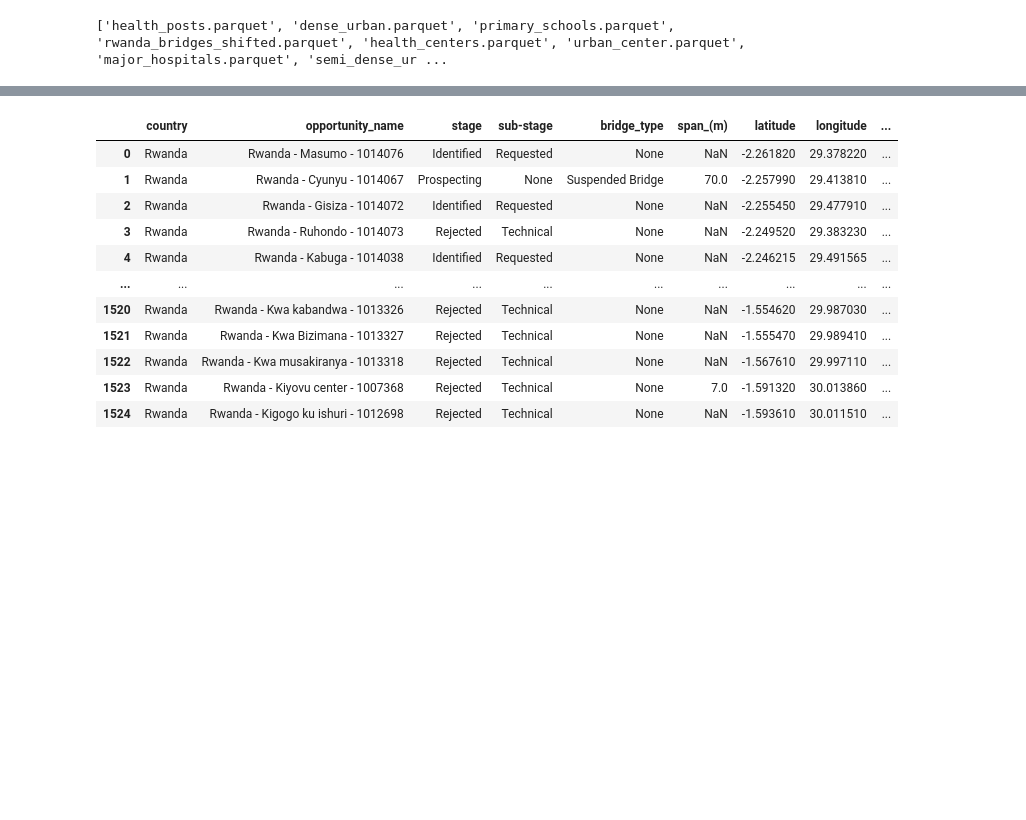
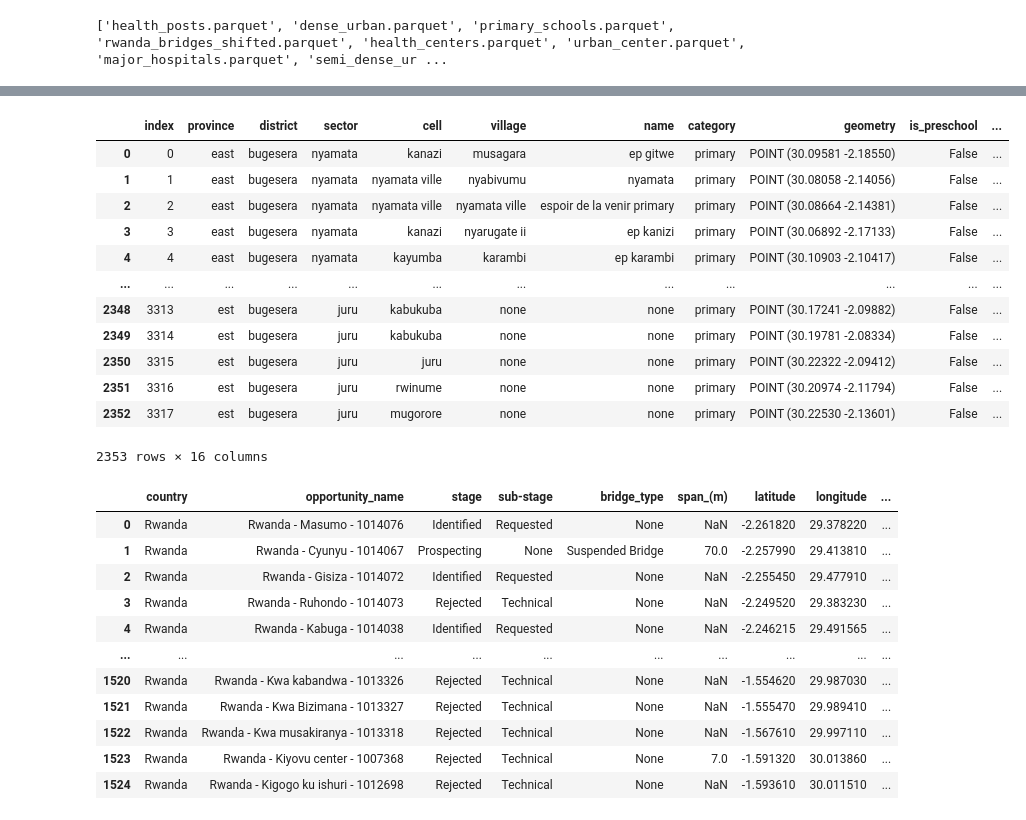
Before and after one commit to bridgestoprosperity/fika-map, a Jupyter notebook: data-prep/destination-data.ipynb, the cells around one changed output, grey strips where cells are left out. Drawn from its saved outputs; the diff is of its cells as text; code cells hidden in the pictures; blank space fills up the shorter version.

```diff
--- a/data-prep/destination-data.ipynb
+++ b/data-prep/destination-data.ipynb
@@ -30,3 +49,19 @@ for dataset in datasets:
+# %%
+primary_schools
+# %% [output]
+|  | index | province | district | sector | cell | village | name | category | geometry | is_preschool | ... |
+| 0 | 0 | east | bugesera | nyamata | kanazi | musagara | ep gitwe | primary | POINT (30.09581 -2.18550) | False | ... |
+| 1 | 1 | east | bugesera | nyamata | nyamata ville | nyabivumu | nyamata | primary | POINT (30.08058 -2.14056) | False | ... |
+| 2 | 2 | east | bugesera | nyamata | nyamata ville | nyamata ville | espoir de la venir primary | primary | POINT (30.08664 -2.14381) | False | ... |
+| 3 | 3 | east | bugesera | nyamata | kanazi | nyarugate ii | ep kanizi | primary | POINT (30.06892 -2.17133) | False | ... |
+| 4 | 4 | east | bugesera | nyamata | kayumba | karambi | ep karambi | primary | POINT (30.10903 -2.10417) | False | ... |
+| ... | ... | ... | ... | ... | ... | ... | ... | ... | ... | ... | ... |
+| 2348 | 3313 | est | bugesera | juru | kabukuba | none | none | primary | POINT (30.17241 -2.09882) | False | ... |
+| 2349 | 3314 | est | bugesera | juru | kabukuba | none | none | primary | POINT (30.19781 -2.08334) | False | ... |
+| 2350 | 3315 | est | bugesera | juru | juru | none | none | primary | POINT (30.22322 -2.09412) | False | ... |
+| 2351 | 3316 | est | bugesera | juru | rwinume | none | none | primary | POINT (30.20974 -2.11794) | False | ... |
+| 2352 | 3317 | est | bugesera | juru | mugorore | none | none | primary | POINT (30.22530 -2.13601) | False | ... |
+2353 rows × 16 columns
 # %%
 # change bridge_sites['subregion_indices'] to string
 bridge_sites['subregion_indices'] = bridge_sites['subregion_indices'].astype(str)
```
Also changed, not shown: parts of 5 cells of this notebook, 27 other files.
